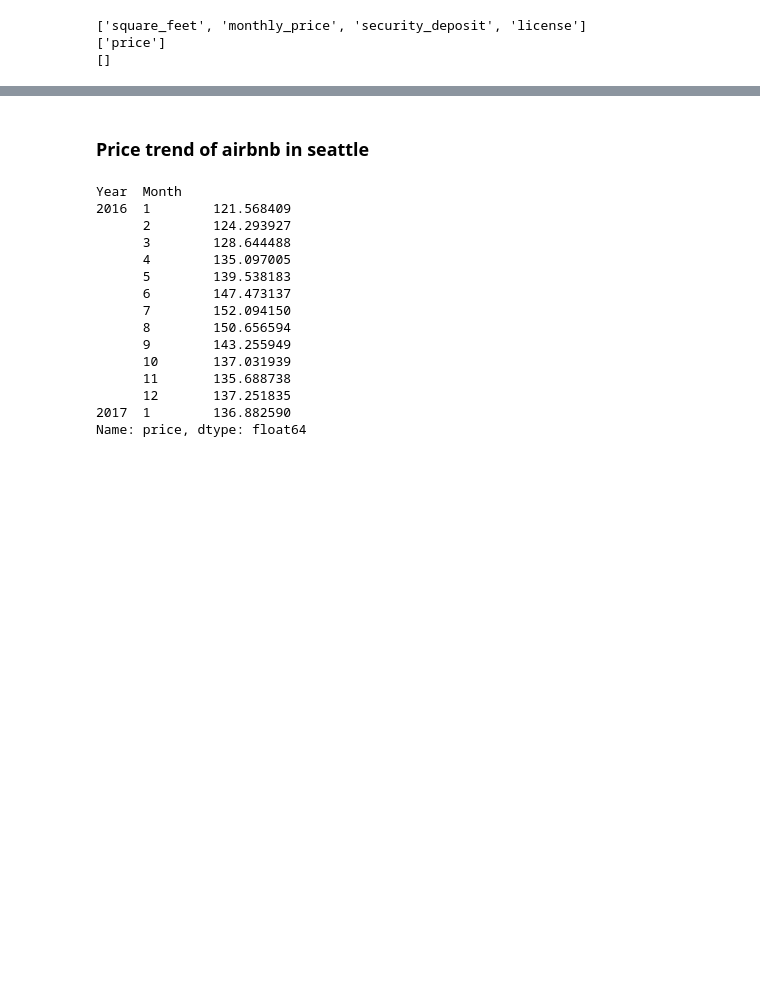
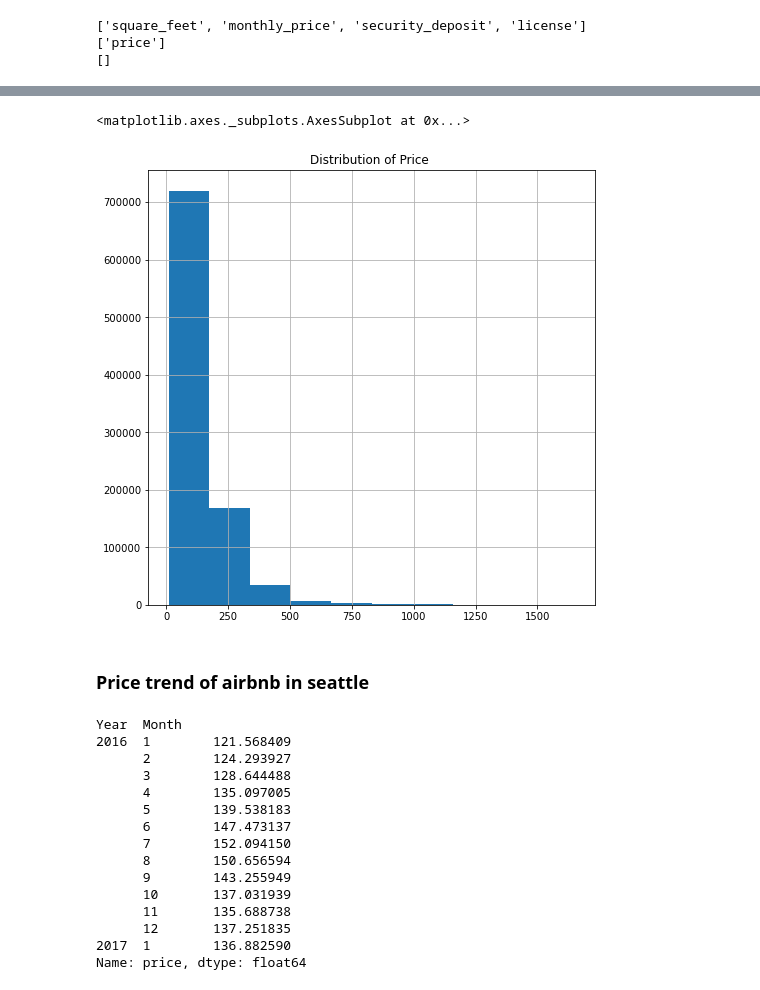
Before and after one commit to kingkovai/EDA---Seattle-Airbnb, a Jupyter notebook: EDA Airbnb data.ipynb, the cells around one changed output, grey strips where cells are left out. Cells and saved outputs as stored; diff of their text form; code cells hidden in the pictures; blank space fills up the shorter version.

```diff
--- a/EDA Airbnb data.ipynb
+++ b/EDA Airbnb data.ipynb
@@ -27,3 +66,10 @@ df_cal['price']=df_cal['price'].replace('[\$,]', '', regex=True).astype(float)
+# %%
+fig,ax = plt.subplots(1,1)
+ax.set_title("Distribution of Price ")
+df_cal_trn['price'].hist(figsize=(8,8))
+# %% [output]
+<matplotlib.axes._subplots.AxesSubplot at 0x...>
+[figure, added]
 # %% [markdown]
 ### Price trend of airbnb in seattle
 # %%
```
Also changed, not shown: parts of 14 cells of this notebook.
